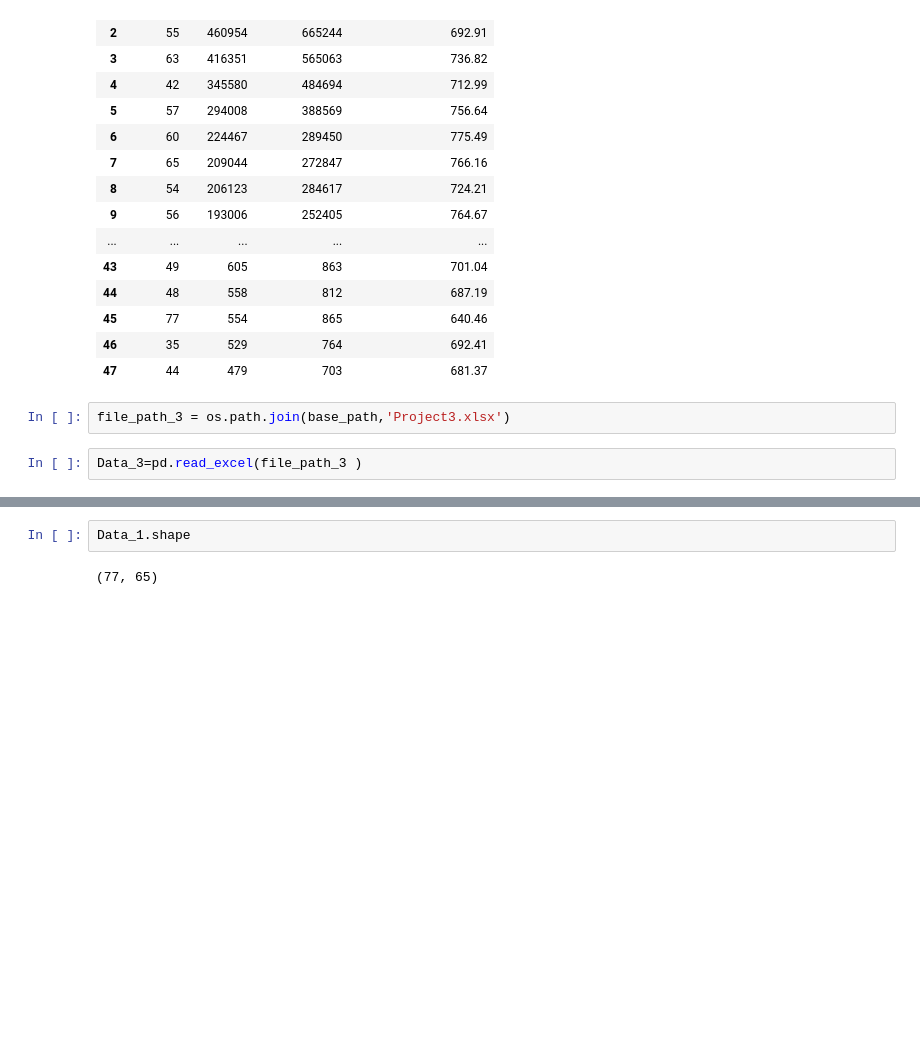
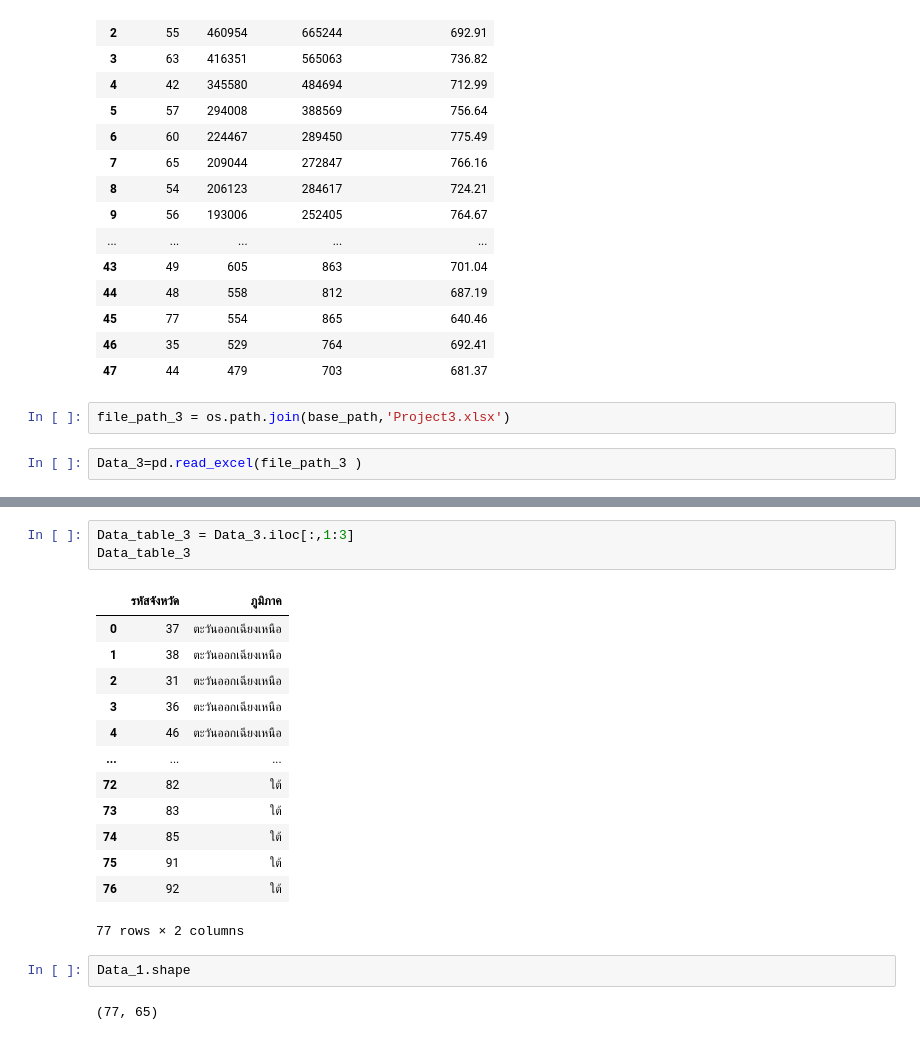
Before and after one commit to tthawatch/DPDM, a Jupyter notebook: Untitled2.ipynb, the cells around one changed output, grey strips where cells are left out. Drawn from its saved outputs; the diff is of its cells as text; blank space fills up the shorter version.

```diff
--- a/Untitled2.ipynb
+++ b/Untitled2.ipynb
@@ -122,3 +122,20 @@ Data_3
+# %%
+Data_table_3 = Data_3.iloc[:,1:3]
+Data_table_3
+# %% [output]
+|  | รหัสจังหวัด | ภูมิภาค |
+| 0 | 37 | ตะวันออกเฉียงเหนือ |
+| 1 | 38 | ตะวันออกเฉียงเหนือ |
+| 2 | 31 | ตะวันออกเฉียงเหนือ |
+| 3 | 36 | ตะวันออกเฉียงเหนือ |
+| 4 | 46 | ตะวันออกเฉียงเหนือ |
+| ... | ... | ... |
+| 72 | 82 | ใต้ |
+| 73 | 83 | ใต้ |
+| 74 | 85 | ใต้ |
+| 75 | 91 | ใต้ |
+| 76 | 92 | ใต้ |
+77 rows × 2 columns
 # %%
 Data_1.shape
 # %% [output]
```
Also changed, not shown: parts of 30 cells of this notebook.
